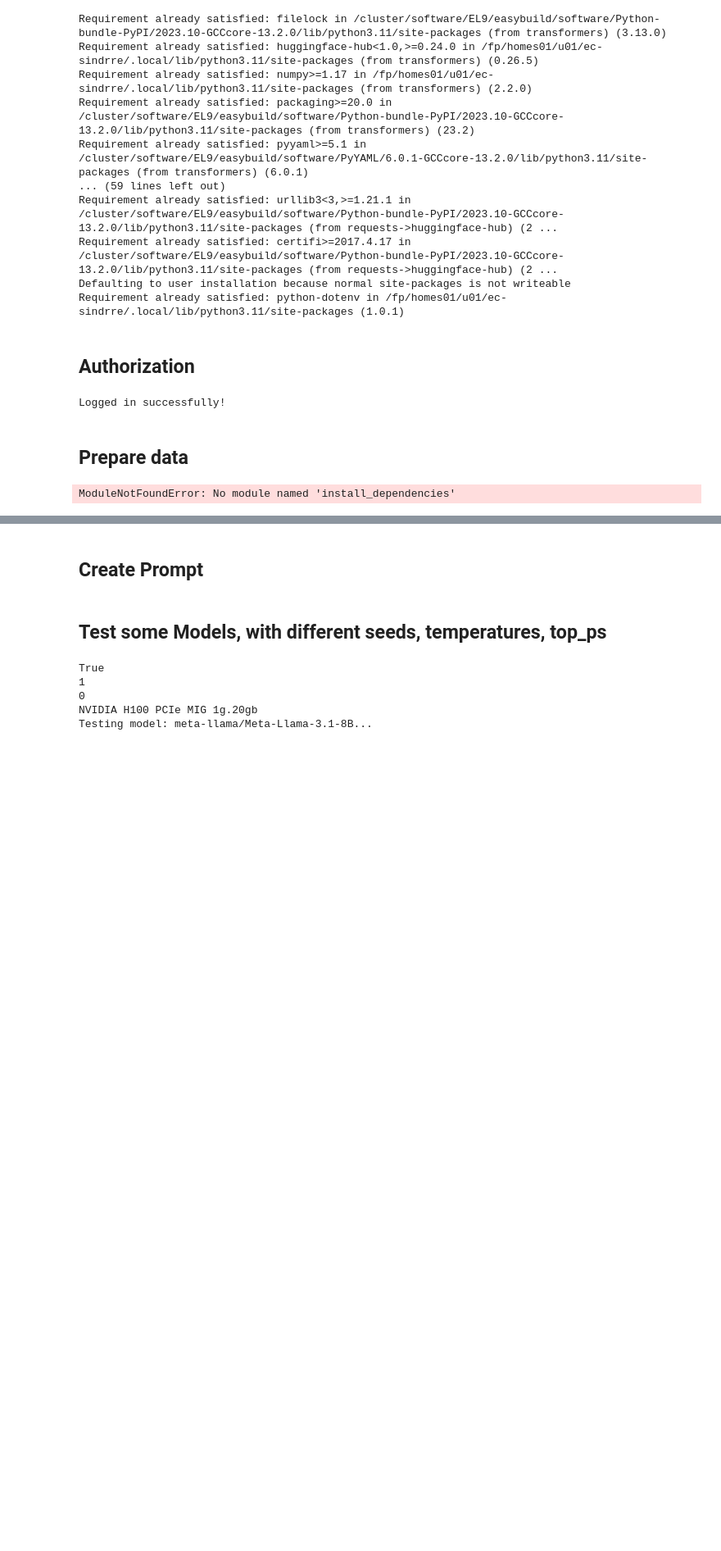
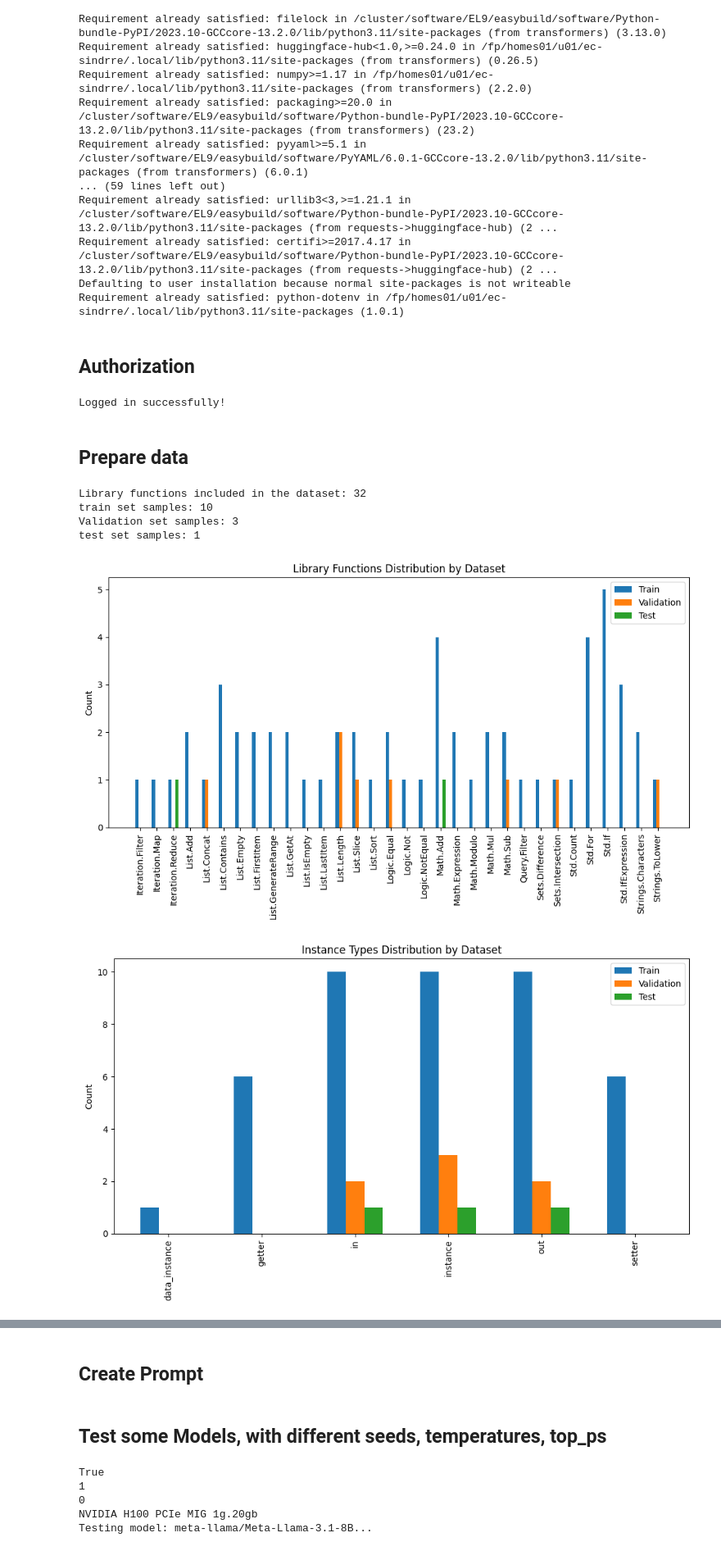
Before and after one commit to Sindre01/Thesis_project, a Jupyter notebook: notebooks/few_shot_with_nodes.ipynb, the cells around one changed output, grey strips where cells are left out. Shown at 82% size. Drawn from its saved outputs; the diff is of its cells as text; code cells hidden in the pictures; blank space fills up the shorter version.

Commit message:
MAny structural changes and package changes

```diff
--- a/notebooks/few_shot_with_nodes.ipynb
+++ b/notebooks/few_shot_with_nodes.ipynb
@@ -52,43 +52,53 @@ Logged in successfully!
 ## Prepare data
 # %%
 import json
-from Scripts.few_shot.split_dataset_on_shot import
-# Load datasets
-def load_dataset(file_path):
-    with open(file_path, 'r') as f:
-        return json.load(f)
+import sys
+sys.path.append('../')  # Add the path to the my_packages module
+from my_packages.data_processing.split_dataset import split_on_shots, split
+from my_packages.data_processing.get_labels_data import used_libraries_from_dataset
+from my_packages.analysis.analyze_datasets import analyze_library_distribution, analyze_instance_distribution, analyze_visual_node_types_distribution
 
-num_shot = 10 # currently either 10 or 5 datasets
+# main dataset
+with open('../Data/MBPP_transformed_code_examples/sanitized-MBPP-midio.json', 'r') as file:
+    dataset = json.load(file)
+split(dataset, write_to_file=True)
+num_shot = 10 # Few-shot examples
+train_data, val_data, test_data = split_on_shots(num_shot, dataset, seed = 64, write_to_file=True)
 
-train_data = load_dataset('./Data/Few-shot/train_' + str(num_shot) + '_shot.json')
-val_data = load_dataset('./Data/Few-shot/validation_' + str(num_shot) + '_shot.json')
-test_data = load_dataset('./Data/Few-shot/test_' + str(num_shot) + '_shot.json')
-
-# Extract prompts and library_functions (responses) from the dataset
 def extract_prompts_and_responses(data):
-    # Prompts from the first element of 'prompts', with additional instruction
     prompts = [f"Identify the library functions to be used in this example: {item['prompts'][0]}\n {item['prompts'][1]}" for item in data]
     # Responses from the library_functions list
     responses = [", ".join(item["library_functions"]) for item in data]
     return prompts, responses
 
 def used_libraries_to_string(data):
     name_doc_string = ""
     for func in data:
         name_doc_string += f"Name: {func['function_name']}\nDocumentation: {func['doc']}\n\n"
     return name_doc_string
 
 # Extract training, validation, and test data
 train_prompts, train_responses = extract_prompts_and_responses(train_data)  # Use as examples for few-shot learning
 val_prompts, val_responses = extract_prompts_and_responses(val_data)  # Validation set
 test_prompts, test_responses = extract_prompts_and_responses(test_data)  # Test set
 
 # Extract all unique nodes (library_functions) across datasets
-used_libraries_json = load_dataset("./Data/Few-shot/libraries_" + str(num_shot) + "_shot.json")
+used_libraries_json = used_libraries_from_dataset(train_data)
+
 explained_used_libraries = used_libraries_to_string(used_libraries_json)
 
 print(f"train set samples: {len(train_prompts)}")
 print(f"Validation set samples: {len(val_prompts)}")
 print(f"test set samples: {len(test_prompts)}")
+
+#Bar chart of distribuation
+analyze_library_distribution(train_data, val_data, test_data)
+analyze_instance_distribution(train_data, val_data, test_data)
+analyze_visual_node_types_distribution(train_data, val_data, test_data)
 # %% [output]
-ModuleNotFoundError: No module named 'install_dependencies'
+Library functions included in the dataset: 32
+train set samples: 10
+Validation set samples: 3
+test set samples: 1
+[figure, added]
+[figure, added]
```
Also changed, not shown: parts of 2 cells of this notebook, 24 other files.
